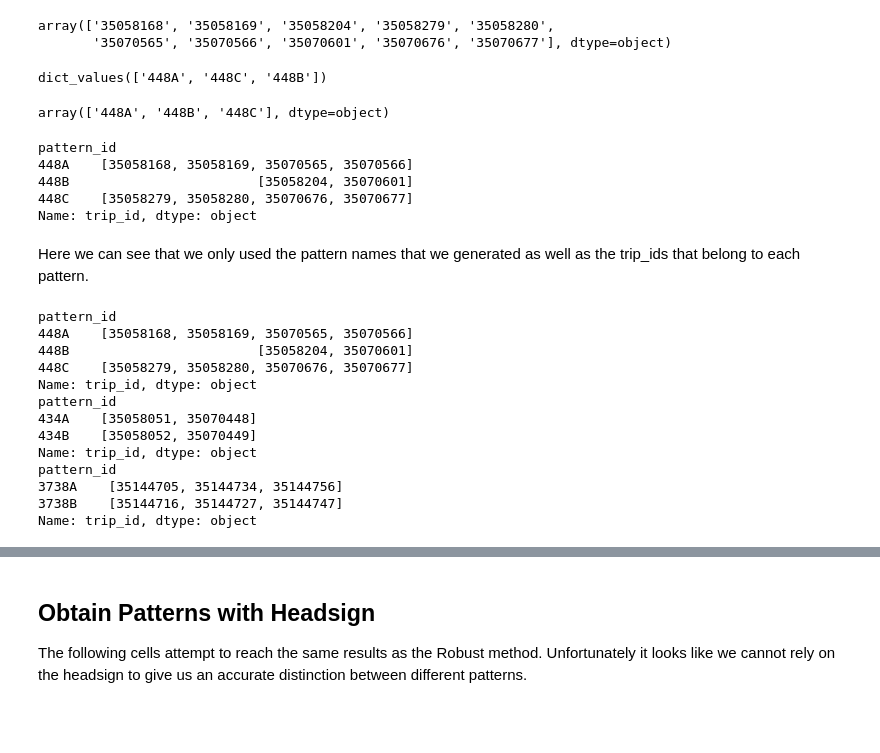
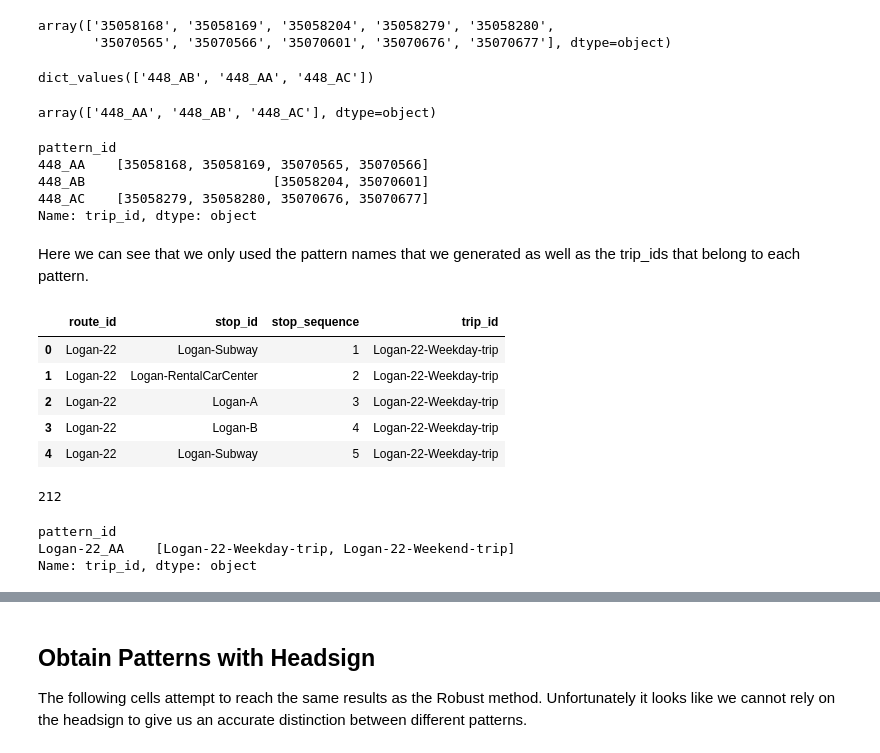
Before and after one commit to jmhern/GTFS_work, a Jupyter notebook: SubPatternSearch.ipynb, the cells around one changed output, grey strips where cells are left out. Drawn from its saved outputs; the diff is of its cells as text; code cells hidden in the pictures; blank space fills up the shorter version.

Commit message:
fixed mapping of trips to pattern

```diff
--- a/Workbook.ipynb
+++ b/SubPatternSearch.ipynb
@@ -141,7 +139,9 @@ array(['35058168', '35058169', '35058204', '35058279', '35058280',
 def get_trip_pts(route_trips, targ_trips, route, debug = False):
     trip_patterns_dict = {}
     alph_iter = iter(range(ord('A'), ord('Z')))
+    alph_iter2 = iter(range(ord('A'), ord('Z')))
     trip_patterns = set()
+    cur_let = chr(next(alph_iter))
 
     for tr in route_trips:
         stops = targ_trips[targ_trips['trip_id'] == tr].sort_values('stop_sequence')['stop_id']
@@ -151,19 +151,24 @@ def get_trip_pts(route_trips, targ_trips, route, debug = False):
             print(tuple(stops))
         trip_patterns.add(stops)
         if stops not in trip_patterns_dict:
-            trip_patterns_dict[stops] = '{}{}'.format(route, chr(next(alph_iter)))
+            try:
+                trip_patterns_dict[stops] = '{}_{}{}'.format(route, cur_let, chr(next(alph_iter2)))
+            except StopIteration:
+                alph_iter2 = iter(range(ord('A'), ord('Z')))
+                cur_let = chr(next(alph_iter))
+                trip_patterns_dict[stops] = '{}_{}{}'.format(route, cur_let, chr(next(alph_iter2)))
 
     return trip_patterns, trip_patterns_dict
 
-trp_pat, trp_pat_dict = get_trip_pts(route_trips, targ_trips, targ_route)
+trp_pat, trp_pat_dict = get_trip_pts(route_trips, trg_trps, targ_route)
 #trip_patterns_dict = {name: trp for trp, name in trip_patterns_dict.items()}
 #trip_patterns_dict['448A'][:10]
 trp_pat_dict.values()
 # %% [output]
-dict_values(['448A', '448C', '448B'])
+dict_values(['448_AB', '448_AA', '448_AC'])
 # %%
 # make a new column for pattern id
-targ_trips['pattern_id'] = ''
+trg_trps['pattern_id'] = ''
 
 # fill_trp_pat will fill in the pattern_id column
 # of all the rows in targ_trips with a matching trip_id
@@ -179,42 +184,52 @@ def fill_trp_pat(route_trips, targ_trips, trip_patterns_dict):
         # fill in all the rows with the appropiate pattern name
         targ_trips.loc[targ_trips['trip_id'] == tr, 'pattern_id'] = pat_name
 
-fill_trp_pat(route_trips, targ_trips, trp_pat_dict)
-targ_trips['pattern_id'].unique()
+fill_trp_pat(route_trips, trg_trps, trp_pat_dict)
+trg_trps['pattern_id'].unique()
 # %% [output]
-array(['448A', '448B', '448C'], dtype=object)
+array(['448_AA', '448_AB', '448_AC'], dtype=object)
 # %%
-gp = targ_trips.groupby('pattern_id')
+gp = trg_trps.groupby('pattern_id')
 gp['trip_id'].unique()
 # %% [output]
 pattern_id
-448A    [35058168, 35058169, 35070565, 35070566]
-448B                        [35058204, 35070601]
-448C    [35058279, 35058280, 35070676, 35070677]
+448_AA    [35058168, 35058169, 35070565, 35070566]
+448_AB                        [35058204, 35070601]
+448_AC    [35058279, 35058280, 35070676, 35070677]
 Name: trip_id, dtype: object
 # %% [markdown]
 Here we can see that we only used the pattern names that we generated as well as the trip_ids that belong to each pattern.
+# %%
+rt_stops = route_stops.loc[:, ['route_id', 'stop_id', 'stop_sequence', 'trip_id']]
+rt_stops.head()
+# %% [output]
+|  | route_id | stop_id | stop_sequence | trip_id |
+| 0 | Logan-22 | Logan-Subway | 1 | Logan-22-Weekday-trip |
+| 1 | Logan-22 | Logan-RentalCarCenter | 2 | Logan-22-Weekday-trip |
+| 2 | Logan-22 | Logan-A | 3 | Logan-22-Weekday-trip |
+| 3 | Logan-22 | Logan-B | 4 | Logan-22-Weekday-trip |
+| 4 | Logan-22 | Logan-Subway | 5 | Logan-22-Weekday-trip |
+# %%
+targ_routes = trips['route_id'].unique()
+len(targ_routes)
+# %% [output]
+212
 # %%
-targ_routes = ['448', '434', '3738']
+#['448', '434', '3738']
+ptn_trips = []
+size = 0
 
 for route in targ_routes:
-    targ_trps = get_targ_trips(route, route_stops)
+    targ_trps = get_targ_trips(route, rt_stops)
     route_trips = targ_trps['trip_id'].unique()
+    size += route_trips.shape[0]
     pat_set, pat_dict = get_trip_pts(route_trips, targ_trps, route)
     fill_trp_pat(route_trips, targ_trps, pat_dict)
-    gp = targ_trps.groupby('pattern_id')
-    print(gp['trip_id'].unique())
+    gp = targ_trps.groupby('pattern_id')['trip_id'].unique()
+    ptn_trips.append(gp)
-# %% [output]
-pattern_id
-448A    [35058168, 35058169, 35070565, 35070566]
-448B                        [35058204, 35070601]
-448C    [35058279, 35058280, 35070676, 35070677]
-Name: trip_id, dtype: object
-pattern_id
-434A    [35058051, 35070448]
-434B    [35058052, 35070449]
-Name: trip_id, dtype: object
-pattern_id
-3738A    [35144705, 35144734, 35144756]
-3738B    [35144716, 35144727, 35144747]
-Name: trip_id, dtype: object
+# %%
+ptn_trips[0]
+# %% [output]
+pattern_id
+Logan-22_AA    [Logan-22-Weekday-trip, Logan-22-Weekend-trip]
+Name: trip_id, dtype: object
```
Also changed, not shown: parts of 9 cells of this notebook.
